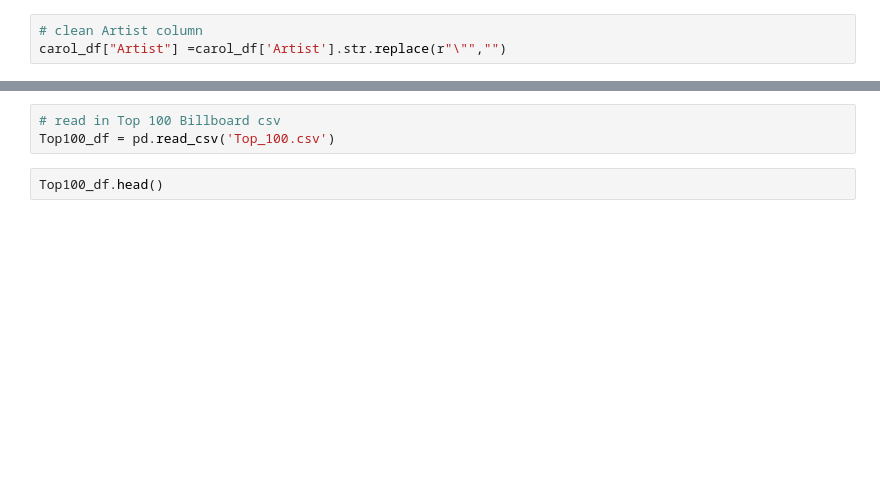
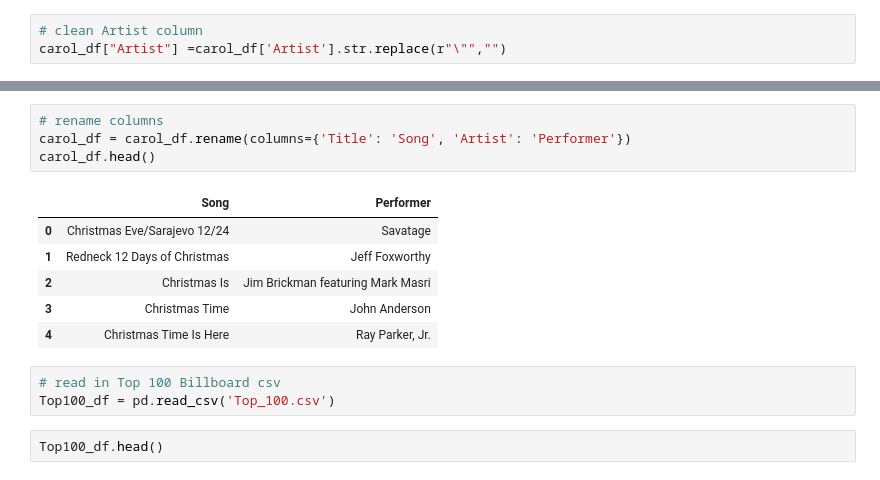
Before and after one commit to ejwallace18/WinterDataLand, a Jupyter notebook: Resources/Clean_ Dataset.ipynb, the cells around one changed output, grey strips where cells are left out. Saved outputs shown, nothing was run; the diff lists cells and outputs as text; blank space fills up the shorter version.

```diff
--- a/Resources/Clean_ Dataset.ipynb
+++ b/Resources/Clean_ Dataset.ipynb
@@ -90,3 +90,14 @@ carol_df.head()
+# %%
+# rename columns
+carol_df = carol_df.rename(columns={'Title': 'Song', 'Artist': 'Performer'})
+carol_df.head()
+# %% [output]
+|  | Song | Performer |
+| 0 | Christmas Eve/Sarajevo 12/24 | Savatage |
+| 1 | Redneck 12 Days of Christmas | Jeff Foxworthy |
+| 2 | Christmas Is | Jim Brickman featuring Mark Masri |
+| 3 | Christmas Time | John Anderson |
+| 4 | Christmas Time Is Here | Ray Parker, Jr. |
 # %%
 # read in Top 100 Billboard csv
 Top100_df = pd.read_csv('Top_100.csv')
```
Also changed, not shown: parts of 10 cells of this notebook, 2 other files.
